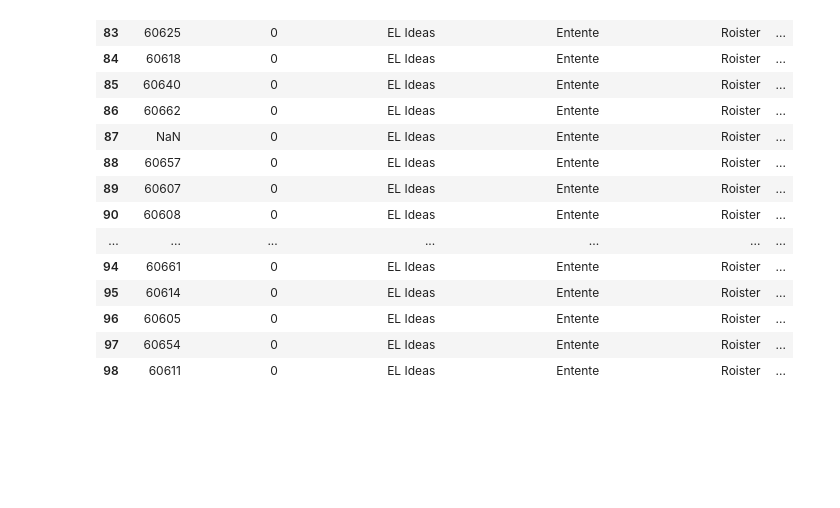
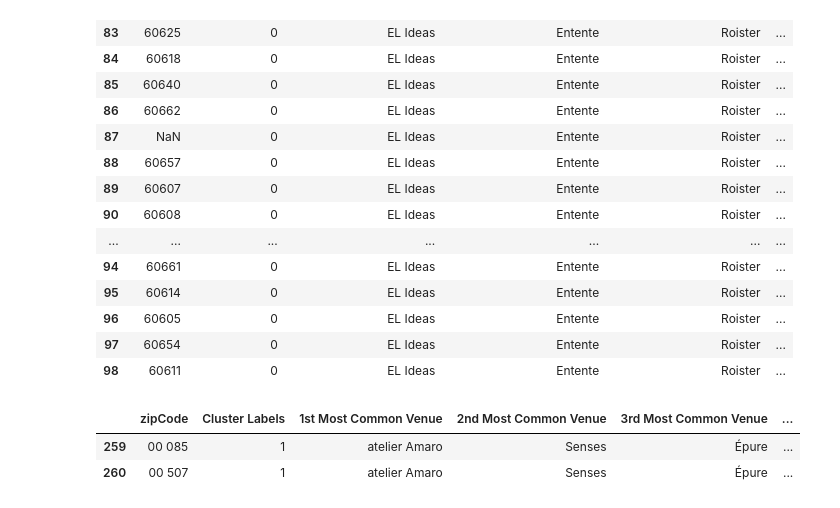
Before and after one commit to quangtn266/Coursera_Capstone, a Jupyter notebook: Assignment for Capstone project for week 4 & 5.ipynb, the cells around one changed output. Saved outputs shown, nothing was run; the diff lists cells and outputs as text; code cells hidden in the pictures; blank space fills up the shorter version.

```diff
--- a/Assignment for Capstone project for week 4 & 5.ipynb
+++ b/Assignment for Capstone project for week 4 & 5.ipynb
@@ -327,3 +326,9 @@ ml_tab_merged.loc[ml_tab_merged['Cluster Labels'] == 0, ml_tab_merged.columns[[1
 | 96 | 60605 | 0 | EL Ideas | Entente | Roister | ... |
 | 97 | 60654 | 0 | EL Ideas | Entente | Roister | ... |
 | 98 | 60611 | 0 | EL Ideas | Entente | Roister | ... |
+# %%
+ml_tab_merged.loc[ml_tab_merged['Cluster Labels'] == 1, ml_tab_merged.columns[[1] + list(range(5, ml_tab_merged.shape[1]))]]
+# %% [output]
+|  | zipCode | Cluster Labels | 1st Most Common Venue | 2nd Most Common Venue | 3rd Most Common Venue | ... |
+| 259 | 00 085 | 1 | atelier Amaro | Senses | Épure | ... |
+| 260 | 00 507 | 1 | atelier Amaro | Senses | Épure | ... |
```
Also changed, not shown: parts of 4 cells of this notebook.
